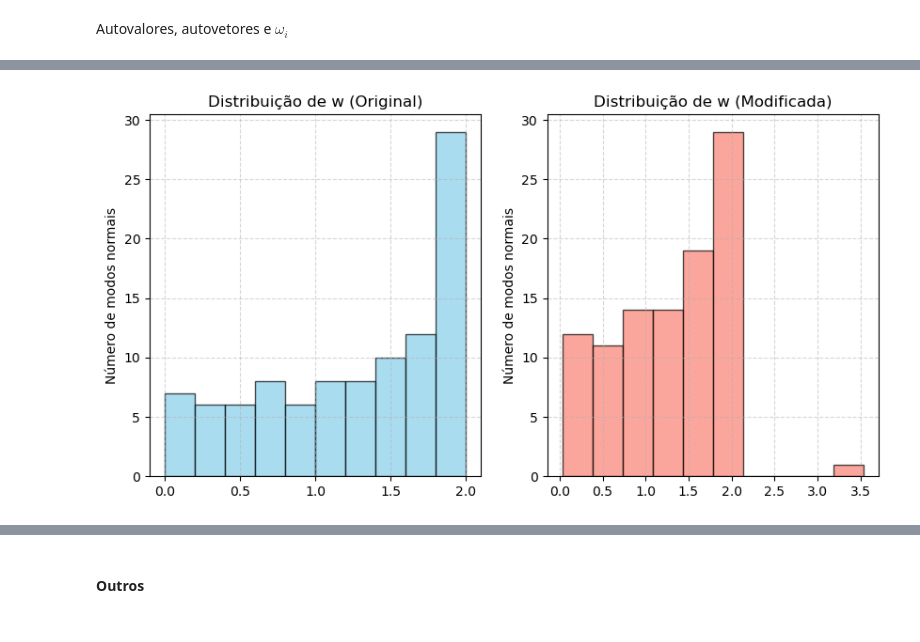
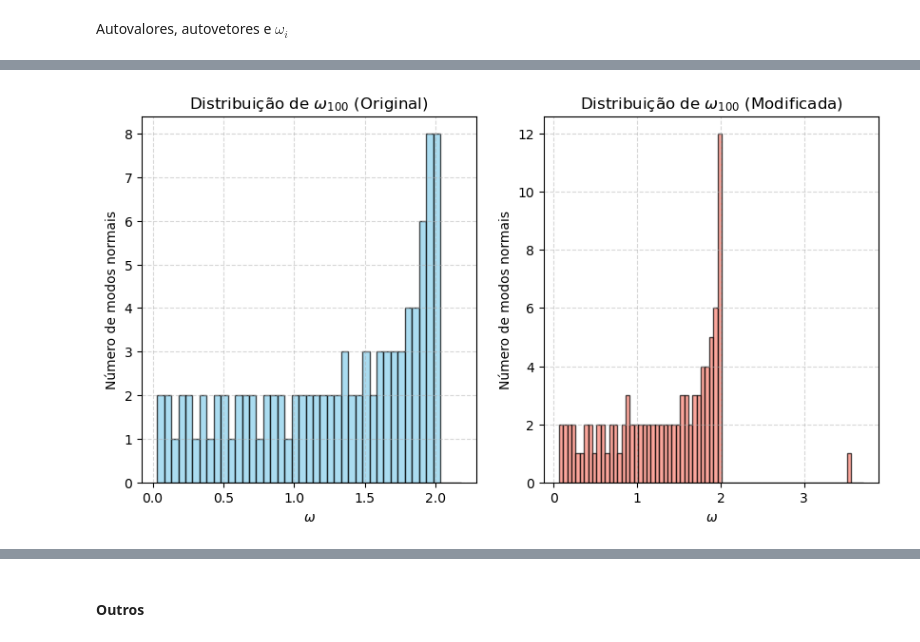
Before and after one commit to aragaoiberis/atv5, a Jupyter notebook: atv5.ipynb, the cells around one changed output, grey strips where cells are left out. Saved outputs shown, nothing was run; the diff lists cells and outputs as text; code cells hidden in the pictures.

```diff
--- a/atv5.ipynb
+++ b/atv5.ipynb
@@ -75,7 +75,6 @@ for i in range(N1):
     if i == N1-1:  # Última massa
         D100[i, i] = 2*k1/m
         D100[i, i-1] = -k1/m
-        D100[i, 0] = -k1/m
     else:
         D100[i, i] = 2*k1/m
         D100[i, i-1] = -k1/m
@@ -95,6 +82,6 @@ array([[2., 1., 0., ..., 0., 0., 1.],
 # %% [markdown]
 Cria a matriz com problema de massa
 # %%
-#cria a matriz com problema de massa multiplica o vetor (linha 49) por k2
+#cria a matriz com problema de massa
 D100_mod = D100.copy()
-D100_mod[4, :] *= k2
+D100_mod[49, :] *= k2
@@ -146,30 +96,30 @@ array([-1.00000000e-01,  2.47366602e-03, -1.41399721e-01,  3.69166784e-03,
 # %%
 # Configuração do histograma
 fig, (ax1, ax2) = plt.subplots(1, 2, figsize=(10, 5))
 
 # --- Subplot 1: Histograma de w100 ---
 ax1.hist(w100,
-         bins=10,
+         bins=np.arange(min(w100), max(w100) + 0.2, 0.05),
          edgecolor='black',
          color='skyblue',
          alpha=0.7)
-ax1.set_title('Distribuição de w (Original)')
-ax1.set_xlabel('')
+ax1.set_title('Distribuição de $\omega_{100}$ (Original)')
+ax1.set_xlabel('$\omega$')
 ax1.set_ylabel('Número de modos normais')
 ax1.grid(linestyle='--', alpha=0.5)
 
 # --- Subplot 2: Histograma de w100_mod ---
 ax2.hist(w100_mod,
-         bins=10,
+         bins=np.arange(min(w100_mod), max(w100_mod) + 0.2, 0.05),
          edgecolor='black',
          color='salmon',
          alpha=0.7)
-ax2.set_title('Distribuição de w (Modificada)')
-ax2.set_xlabel('')
+ax2.set_title('Distribuição de $\omega_{100}$ (Modificada)')
+ax2.set_xlabel('$\omega$')
 ax2.set_ylabel('Número de modos normais')
 ax2.grid(linestyle='--', alpha=0.5)
 
 # Mostrar o gráfico
 plt.show()
 # %% [output]
-[figure, old version]
+[figure, new version]
```
Also changed, not shown: parts of 19 cells of this notebook.
